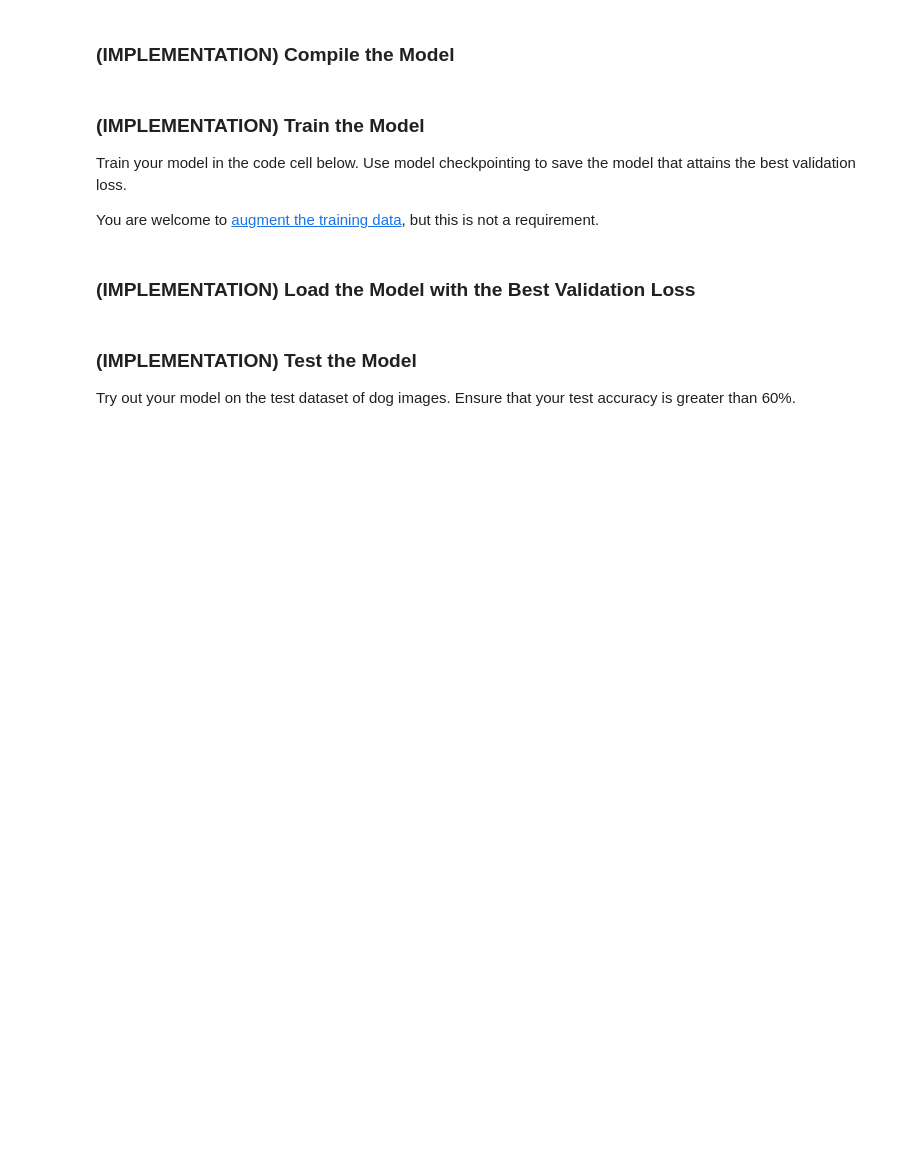
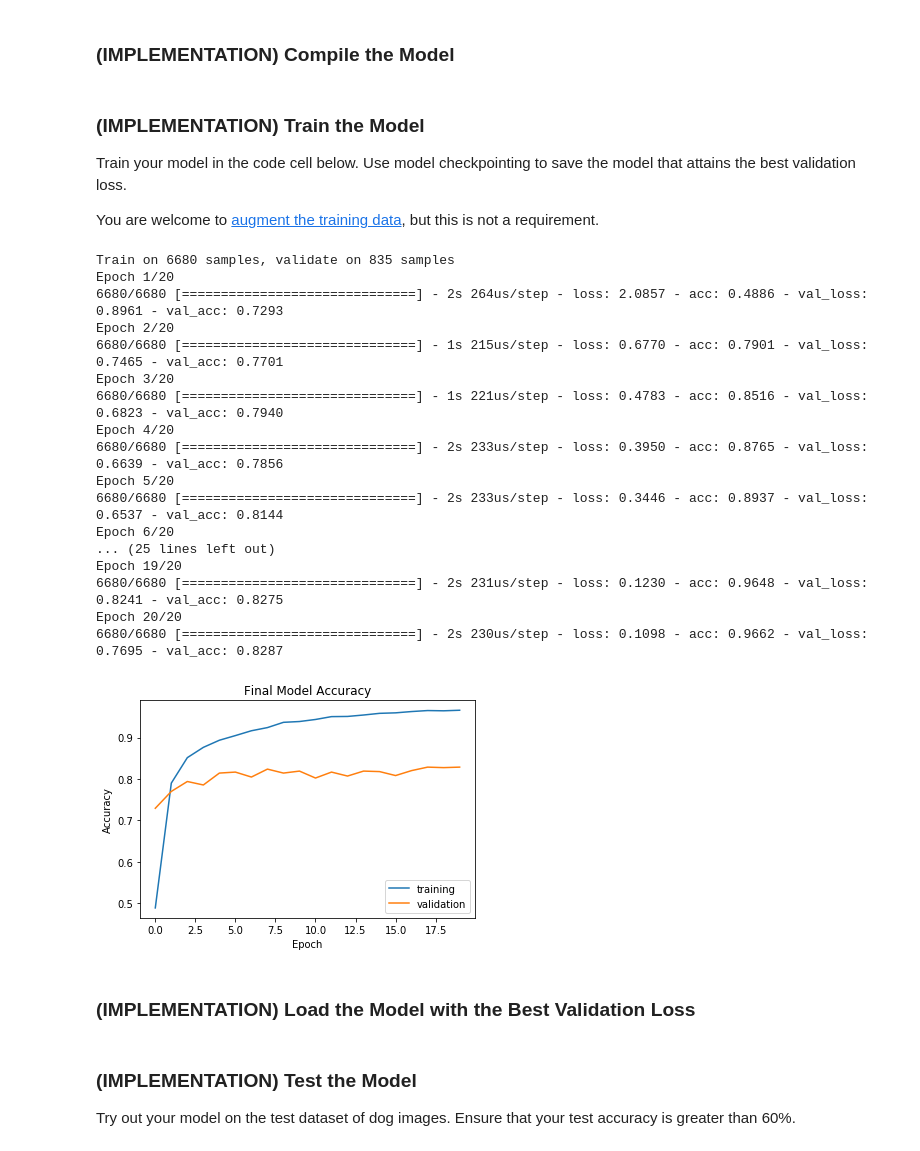
Before and after one commit to adaltof/udacity_dogbreeds, a Jupyter notebook: dog_app.ipynb, the cells around one changed output. Cells and saved outputs as stored; diff of their text form; code cells hidden in the pictures; blank space fills up the shorter version.

```diff
--- a/dog_app.ipynb
+++ b/dog_app.ipynb
@@ -726,7 +730,7 @@ After observing initial results of training, we saw some overfitting on the trai
 ### TODO: Define your architecture.
 new_model = Sequential()
 new_model.add(GlobalAveragePooling2D(input_shape=train_new.shape[1:]))
-new_model.add(Dropout(0.3))
+new_model.add(Dropout(0.4))
 new_model.add(Dense(133, activation='softmax'))
 
 new_model.summary()
@@ -758,27 +762,47 @@ You are welcome to [augment the training data](https://blog.keras.io/building-po
 # %%
 ### TODO: Train the model.
 
 weights_file = 'saved_models/weights.best.new.hdf5'
-epochs = 25
-batch_size = 40
-force = True
+epochs = 20
+batch_size = 20
+
+force = True # Flag to force retrain from scratch
 
 if not exists(weights_file) or force:
     checkpointer = ModelCheckpoint(filepath=weights_file,
                                    verbose=1, save_best_only=True)
 
     history_stats = new_model.fit(train_new, train_targets,
               validation_data=(valid_new, valid_targets),
               epochs=epochs, batch_size=batch_size, callbacks=[checkpointer], verbose=1)
 
     #Plot accuracy at end to evaluate progression
     plt.plot(history_stats.history['acc'])
     plt.plot(history_stats.history['val_acc'])
     plt.title('Final Model Accuracy')
     plt.ylabel('Accuracy')
     plt.xlabel('Epoch')
     plt.legend(['training', 'validation'])
     plt.show()
+# %% [output]
+Train on 6680 samples, validate on 835 samples
+Epoch 1/20
+6680/6680 [==============================] - 2s 264us/step - loss: 2.0857 - acc: 0.4886 - val_loss: 0.8961 - val_acc: 0.7293
+Epoch 2/20
+6680/6680 [==============================] - 1s 215us/step - loss: 0.6770 - acc: 0.7901 - val_loss: 0.7465 - val_acc: 0.7701
+Epoch 3/20
+6680/6680 [==============================] - 1s 221us/step - loss: 0.4783 - acc: 0.8516 - val_loss: 0.6823 - val_acc: 0.7940
+Epoch 4/20
+6680/6680 [==============================] - 2s 233us/step - loss: 0.3950 - acc: 0.8765 - val_loss: 0.6639 - val_acc: 0.7856
+Epoch 5/20
+6680/6680 [==============================] - 2s 233us/step - loss: 0.3446 - acc: 0.8937 - val_loss: 0.6537 - val_acc: 0.8144
+Epoch 6/20
+... (25 lines left out)
+Epoch 19/20
+6680/6680 [==============================] - 2s 231us/step - loss: 0.1230 - acc: 0.9648 - val_loss: 0.8241 - val_acc: 0.8275
+Epoch 20/20
+6680/6680 [==============================] - 2s 230us/step - loss: 0.1098 - acc: 0.9662 - val_loss: 0.7695 - val_acc: 0.8287
+[figure, added]
 # %% [markdown]
 ### (IMPLEMENTATION) Load the Model with the Best Validation Loss
 # %%
```
Also changed, not shown: parts of 17 cells of this notebook.
